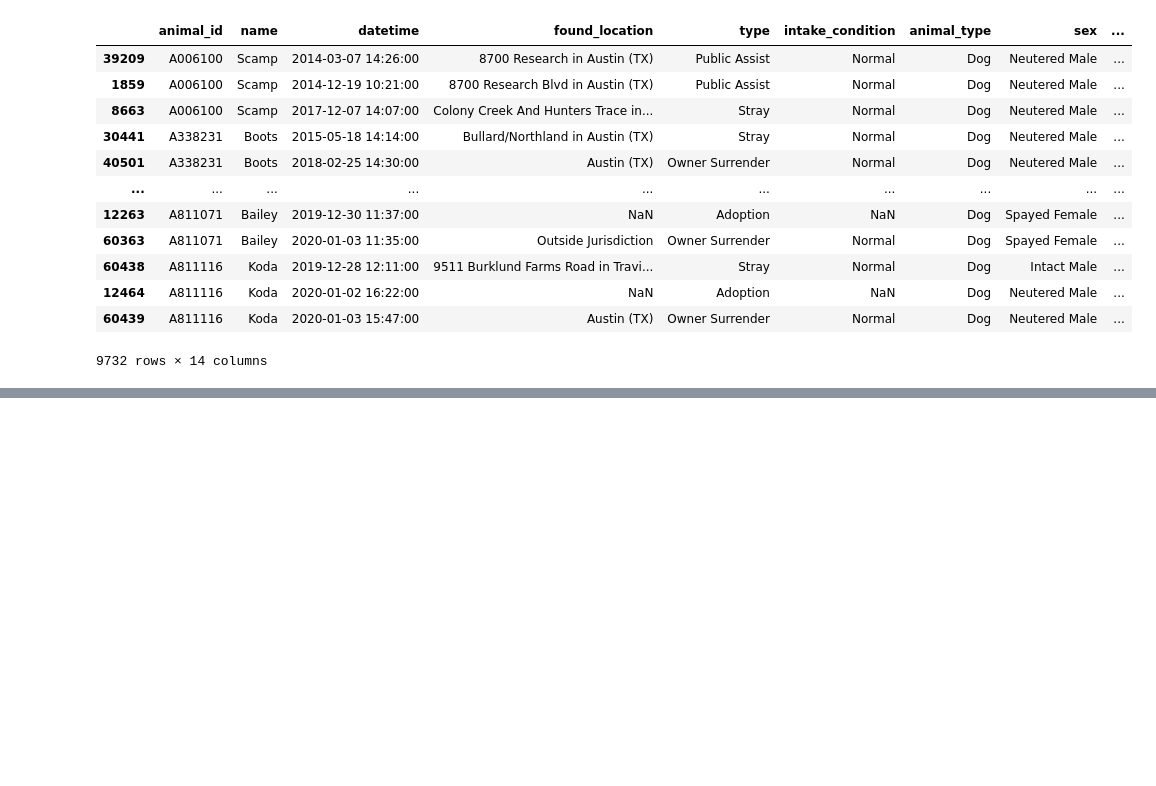
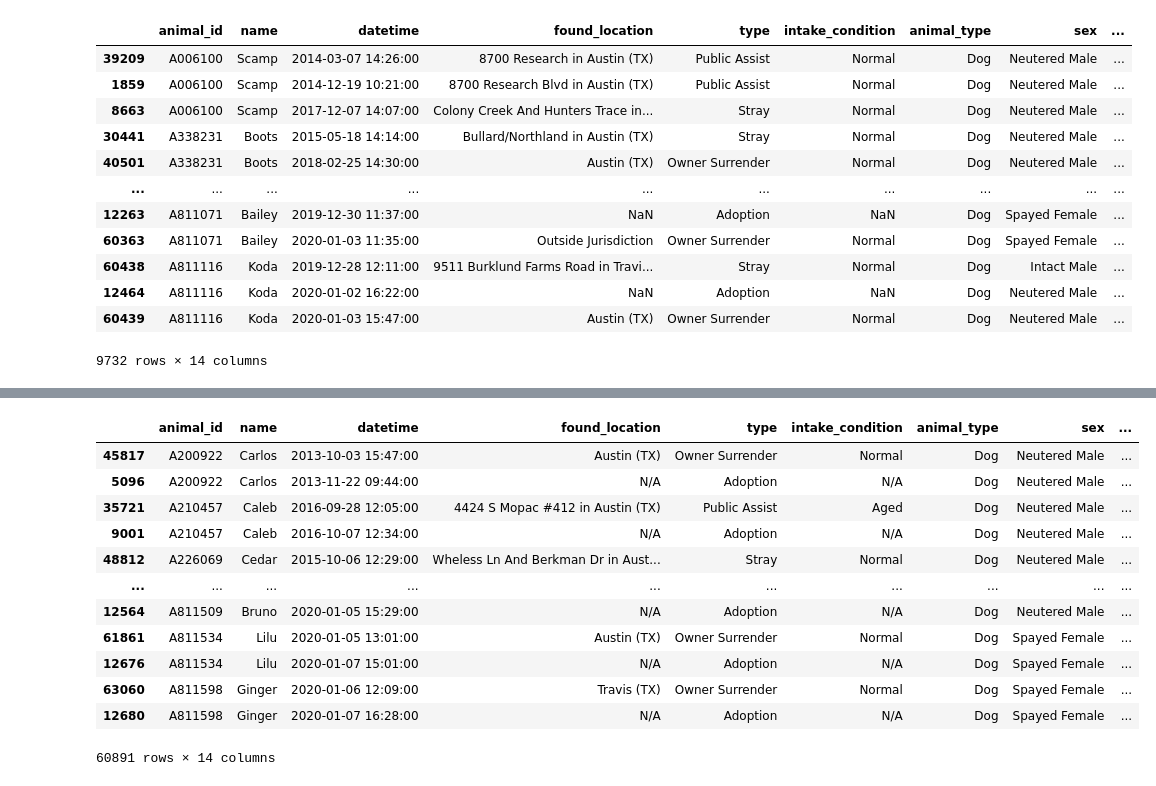
Before and after one commit to edhaarmanniv/Animal-Shelter-Project, a Jupyter notebook: master.ipynb, the cells around one changed output, grey strips where cells are left out. Saved outputs shown, nothing was run; the diff lists cells and outputs as text; code cells hidden in the pictures; blank space fills up the shorter version.

Commit message:
Removed dog IDs with inconsistent records

```diff
--- a/master.ipynb
+++ b/master.ipynb
@@ -143,16 +145,18 @@ boomerang_df_full
 | 60439 | A811116 | Koda | 2020-01-03 15:47:00 | Austin (TX) | Owner Surrender | Normal | Dog | Neutered Male | ... |
 9732 rows × 14 columns
 # %%
-def qualified(num_records, num_intakes):
+def qualified(num_intakes, num_outcomes):
+    is_qualified = False
 
-    if num_records == 1:
-        is_qualified=False
-
-    elif is_odd(num_records):
-        if num_records//2+1 == num_intakes:
-            is_qualified = True
-    else:
-        if num_records//2 == num_intakes:
-            is_qualified = True
+    if num_intakes == num_outcomes or num_intakes-1 == num_outcomes:
+        is_qualified=True
 
     return is_qualified
+
+
+#     elif is_odd(num_records):
+#         if num_records//2+1 == num_intakes:
+#             is_qualified = True
+#     else:
+#         if num_records//2 == num_intakes:
+#             is_qualified = True
@@ -158,0 +186,17 @@ def qualified(num_records, num_intakes):
+# %%
+intakes_agg = dog_concat_df[dog_concat_df["is_intake"]].groupby("animal_id")["animal_id"].count()
+outcomes_agg = dog_concat_df[~dog_concat_df["is_intake"]].groupby("animal_id")["animal_id"].count()
+# %%
+validation_agg = pd.merge(
+    intakes_agg.to_frame().rename(columns = {"animal_id":"intake_count"}),
+    outcomes_agg.to_frame().rename(columns = {"animal_id":"outcome_count"}),
+    how="outer",
+    left_index=True,
+    right_index=True
+).dropna().reset_index()
+
+# validation_agg
+
+validation_agg["valid"] = np.vectorize(qualified)(validation_agg["intake_count"], validation_agg["outcome_count"])
+matched_stays_df = validation_agg[validation_agg["valid"]]["animal_id"]
+matched_stays_df
@@ -158,0 +216,17 @@ def qualified(num_records, num_intakes):
+# %%
+working_df = dog_concat_df.loc[dog_concat_df["animal_id"].isin(matched_stays_df.values)]
+working_df
+# %% [output]
+|  | animal_id | name | datetime | found_location | type | intake_condition | animal_type | sex | ... |
+| 45817 | A200922 | Carlos | 2013-10-03 15:47:00 | Austin (TX) | Owner Surrender | Normal | Dog | Neutered Male | ... |
+| 5096 | A200922 | Carlos | 2013-11-22 09:44:00 | N/A | Adoption | N/A | Dog | Neutered Male | ... |
+| 35721 | A210457 | Caleb | 2016-09-28 12:05:00 | 4424 S Mopac #412 in Austin (TX) | Public Assist | Aged | Dog | Neutered Male | ... |
+| 9001 | A210457 | Caleb | 2016-10-07 12:34:00 | N/A | Adoption | N/A | Dog | Neutered Male | ... |
+| 48812 | A226069 | Cedar | 2015-10-06 12:29:00 | Wheless Ln And Berkman Dr in Aust... | Stray | Normal | Dog | Neutered Male | ... |
+| ... | ... | ... | ... | ... | ... | ... | ... | ... | ... |
+| 12564 | A811509 | Bruno | 2020-01-05 15:29:00 | N/A | Adoption | N/A | Dog | Neutered Male | ... |
+| 61861 | A811534 | Lilu | 2020-01-05 13:01:00 | Austin (TX) | Owner Surrender | Normal | Dog | Spayed Female | ... |
+| 12676 | A811534 | Lilu | 2020-01-07 15:01:00 | N/A | Adoption | N/A | Dog | Spayed Female | ... |
+| 63060 | A811598 | Ginger | 2020-01-06 12:09:00 | Travis (TX) | Owner Surrender | Normal | Dog | Spayed Female | ... |
+| 12680 | A811598 | Ginger | 2020-01-07 16:28:00 | N/A | Adoption | N/A | Dog | Spayed Female | ... |
+60891 rows × 14 columns
```
Also changed, not shown: parts of 6 cells of this notebook.
